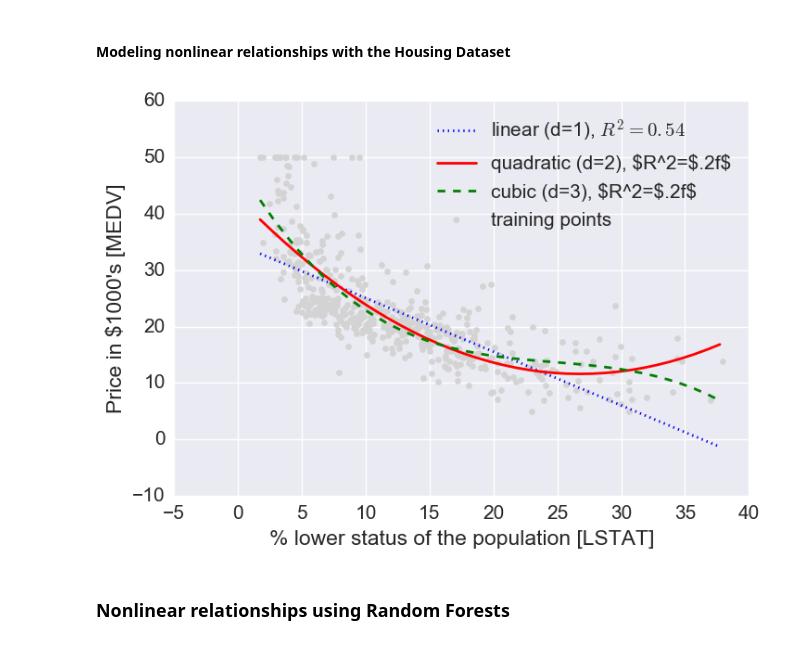
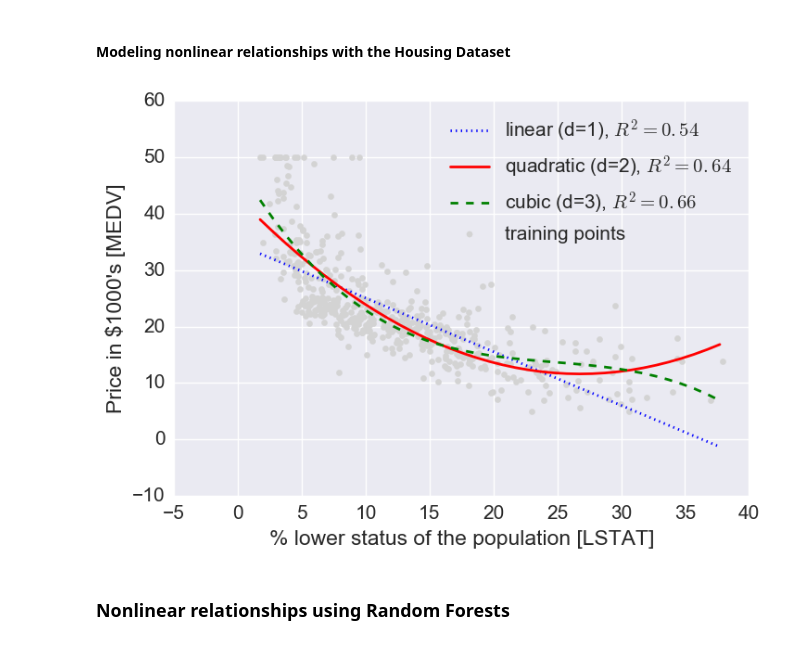
Before and after one commit to jaysonfrancis/machinelearning, a Jupyter notebook: src/regression.ipynb, the cells around one changed output. Cells and saved outputs as stored; diff of their text form; code cells hidden in the pictures.

```diff
--- a/src/regression.ipynb
+++ b/src/regression.ipynb
@@ -297,17 +297,17 @@ cubic_r2 = r2_score(y, regr.predict(X_cubic))
 # %%
 plt.scatter(X, y, label='training points', color='lightgray')
 
 plt.plot(X_fit, y_lin_fit, label='linear (d=1), $R^2=%.2f$' % linear_r2, color='blue', lw=2, linestyle=':')
-plt.plot(X_fit, y_quad_fit, label='quadratic (d=2), $R^2=$.2f$' % quadratic_r2, color='red', lw=2, linestyle='-')
-plt.plot(X_fit, y_cubic_fit, label='cubic (d=3), $R^2=$.2f$' % cubic_r2, color='green', lw=2, linestyle='--')
+plt.plot(X_fit, y_quad_fit, label='quadratic (d=2), $R^2=%.2f$' % quadratic_r2, color='red', lw=2, linestyle='-')
+plt.plot(X_fit, y_cubic_fit, label='cubic (d=3), $R^2=%.2f$' % cubic_r2, color='green', lw=2, linestyle='--')
 
 plt.xlabel('% lower status of the population [LSTAT]')
 plt.ylabel('Price in $1000\'s [MEDV]')
 
 plt.legend(loc='upper right')
 plt.show()
 # %% [output]
-[figure, old version]
+[figure, new version]
 # %% [markdown]
 ### Nonlinear relationships using Random Forests
 # %% [markdown]
```
